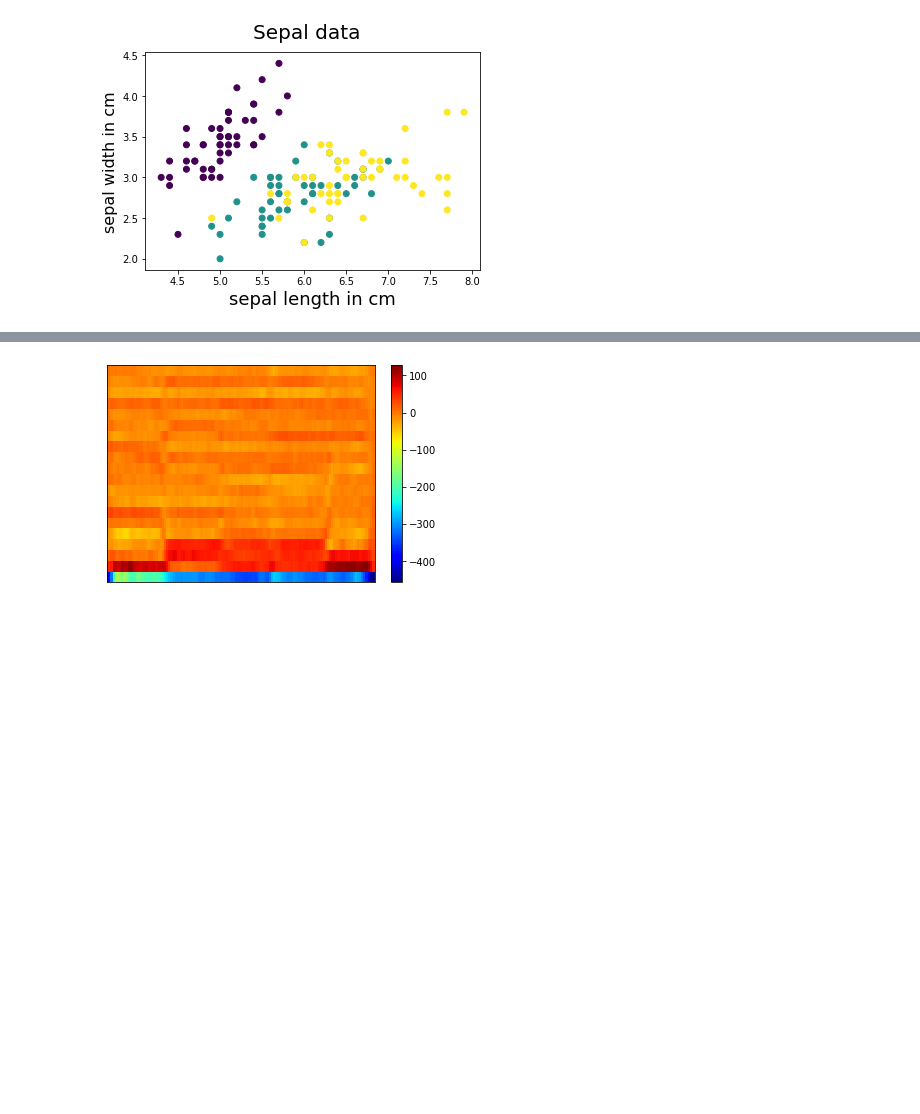
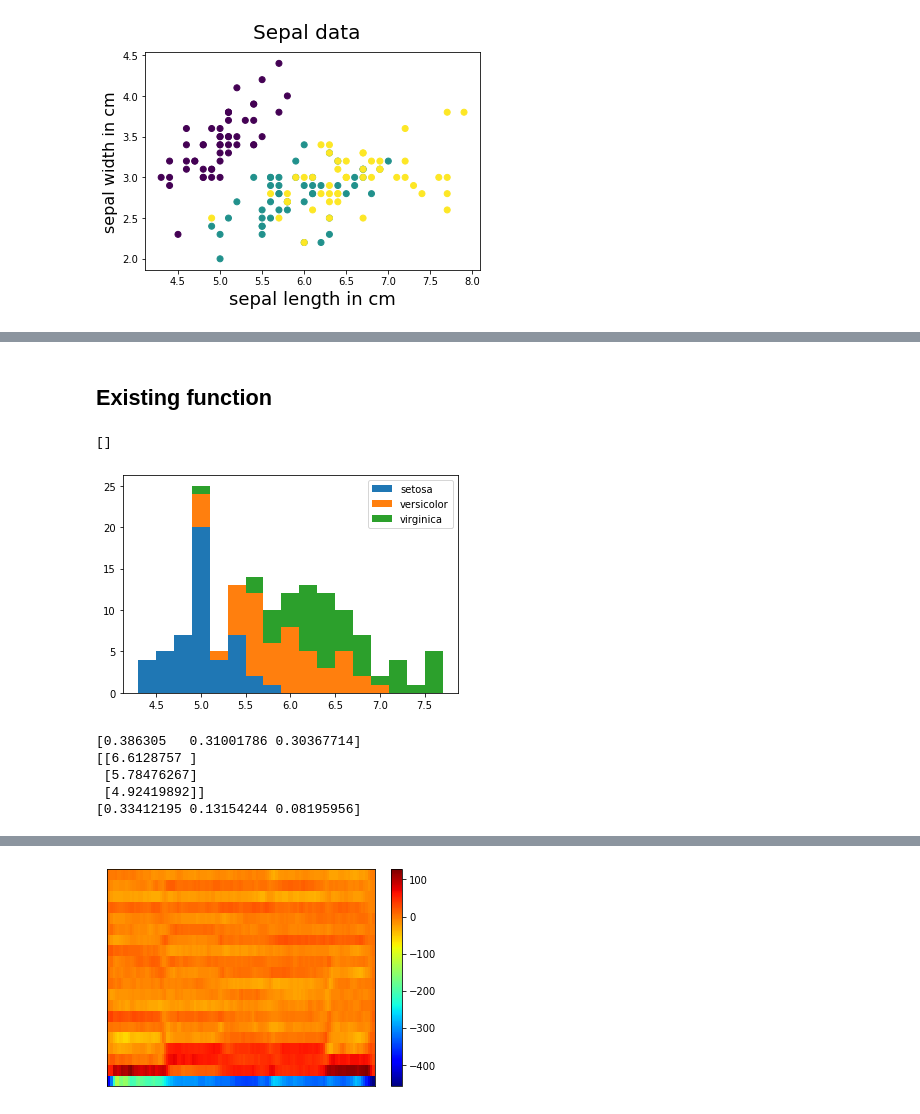
Before and after one commit to yemaozi88/speech_recognition_1, a Jupyter notebook: EM_multidims.ipynb, the cells around one changed output, grey strips where cells are left out. Cells and saved outputs as stored; diff of their text form; code cells hidden in the pictures; blank space fills up the shorter version.

Commit message:
Compare with an existing function(sklearn)

```diff
--- a/EM_multidims.ipynb
+++ b/EM_multidims.ipynb
@@ -223,0 +254,45 @@ plt.show()
+# %% [markdown]
+## Existing function
+# %%
+df = pd.DataFrame(features, columns=feature_names)
+df['label'] = target
+
+# 種類 (ラベル) によって、サンプル数を変えます
+d1 = df[df['label'] == 0].sample(50)  # setosa
+d2 = df[df['label'] == 1].sample(50)  # versicolor
+d3 = df[df['label'] == 2].sample(50)  # virginica
+
+# 萼片長のデータのみを使う
+X = pd.concat([d1['sepal length (cm)'], d2['sepal length (cm)'], d3['sepal length (cm)']])
+Y = pd.concat([d1['label'], d2['label'], d3['label']])
+
+# ヒストグラム
+plt.hist([X[Y==0], X[Y==1], X[Y==2]], bins=np.arange(X.min(), X.max(), 0.2), stacked=True, label=iris.target_names)
+plt.legend()
+plt.plot()
+# %% [output]
+[]
+[figure, added]
+# %%
+# training GaussianMixture
+gmm = GaussianMixture(
+    n_components=3,
+    covariance_type='spherical'
+).fit(
+    np.array(X).reshape(-1, 1)  # 次元数2を入力とするため変形
+)
+
+# weights
+print(gmm.weights_)
+
+# Mean parameters
+print(gmm.means_)
+
+# Covariance parameters
+print(gmm.covariances_)
+# %% [output]
+[0.386305   0.31001786 0.30367714]
+[[6.6128757 ]
+ [5.78476267]
+ [4.92419892]]
+[0.33412195 0.13154244 0.08195956]
```
Also changed, not shown: parts of 13 cells of this notebook.
